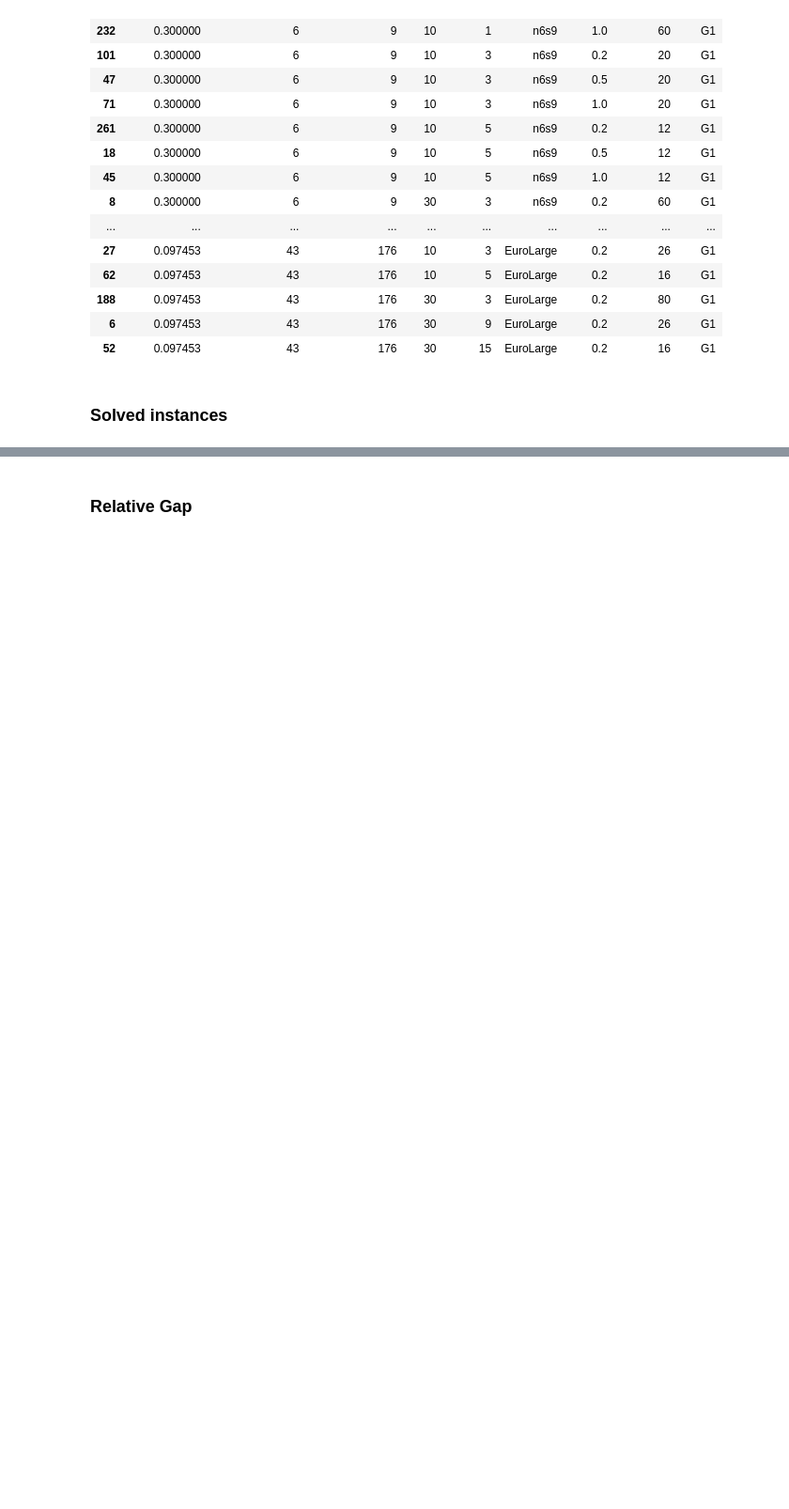
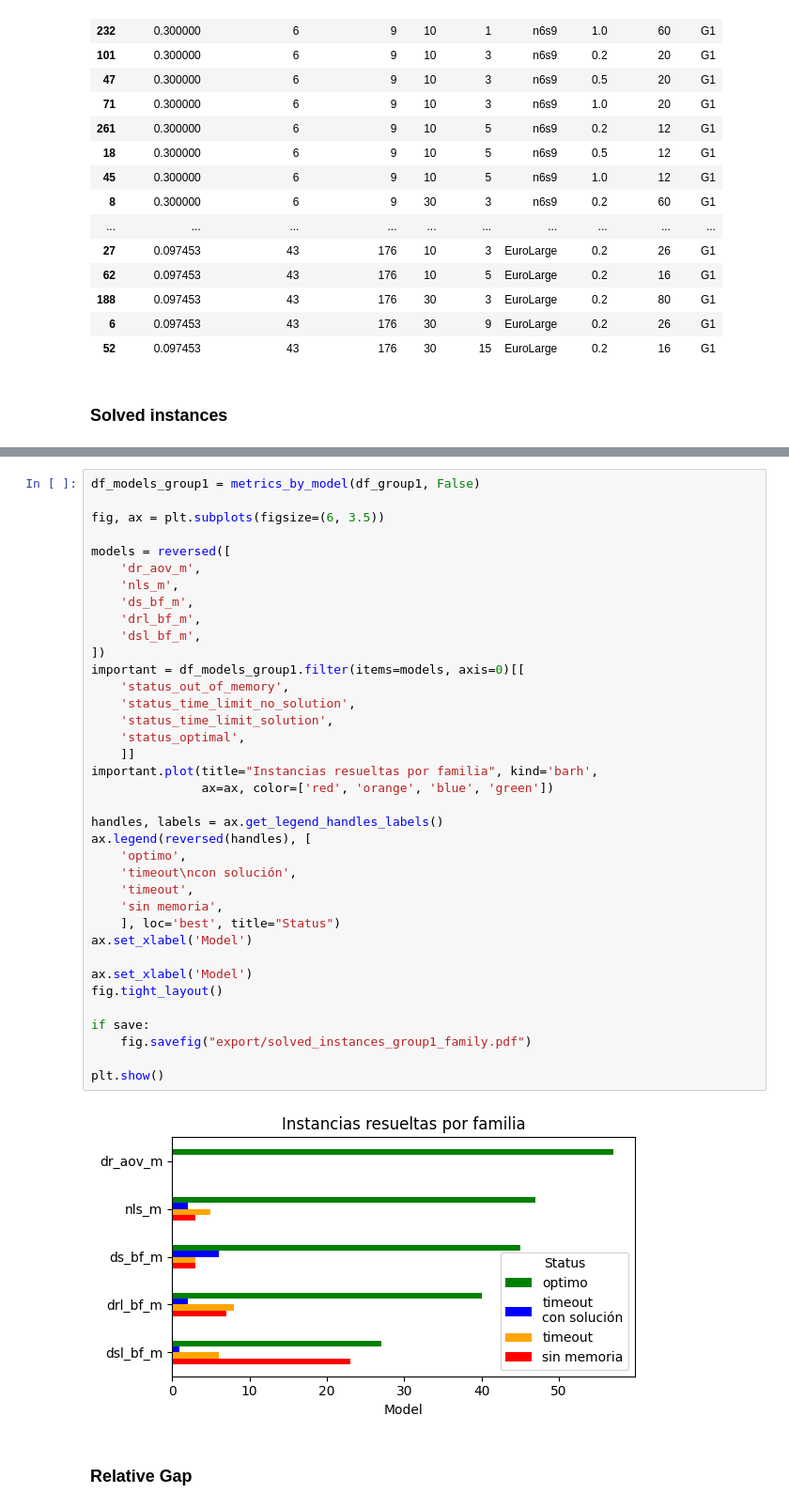
Before and after one commit to nacho692/mrsa, a Jupyter notebook: experimentation/experimentation.ipynb, the cells around one changed output, grey strips where cells are left out. Shown at 94% size. Drawn from its saved outputs; the diff is of its cells as text; blank space fills up the shorter version.

```diff
--- a/experimentation/experimentation.ipynb
+++ b/experimentation/experimentation.ipynb
@@ -354,3 +359,42 @@ plt.show()
+# %%
+df_models_group1 = metrics_by_model(df_group1, False)
+
+fig, ax = plt.subplots(figsize=(6, 3.5))
+
+models = reversed([
+    'dr_aov_m',
+    'nls_m',
+    'ds_bf_m',
+    'drl_bf_m',
+    'dsl_bf_m',
+])
+important = df_models_group1.filter(items=models, axis=0)[[
+    'status_out_of_memory',
+    'status_time_limit_no_solution',
+    'status_time_limit_solution',
+    'status_optimal',
+    ]]
+important.plot(title="Instancias resueltas por familia", kind='barh',
+               ax=ax, color=['red', 'orange', 'blue', 'green'])
+
+handles, labels = ax.get_legend_handles_labels()
+ax.legend(reversed(handles), [
+    'optimo',
+    'timeout\ncon solución',
+    'timeout',
+    'sin memoria',
+    ], loc='best', title="Status")
+ax.set_xlabel('Model')
+
+ax.set_xlabel('Model')
+fig.tight_layout()
+
+if save:
+    fig.savefig("export/solved_instances_group1_family.pdf")
+
+plt.show()
+# %% [output]
+[figure, added]
 # %% [markdown]
 ### Relative Gap
 # %%
```
Also changed, not shown: parts of 2 cells of this notebook.
